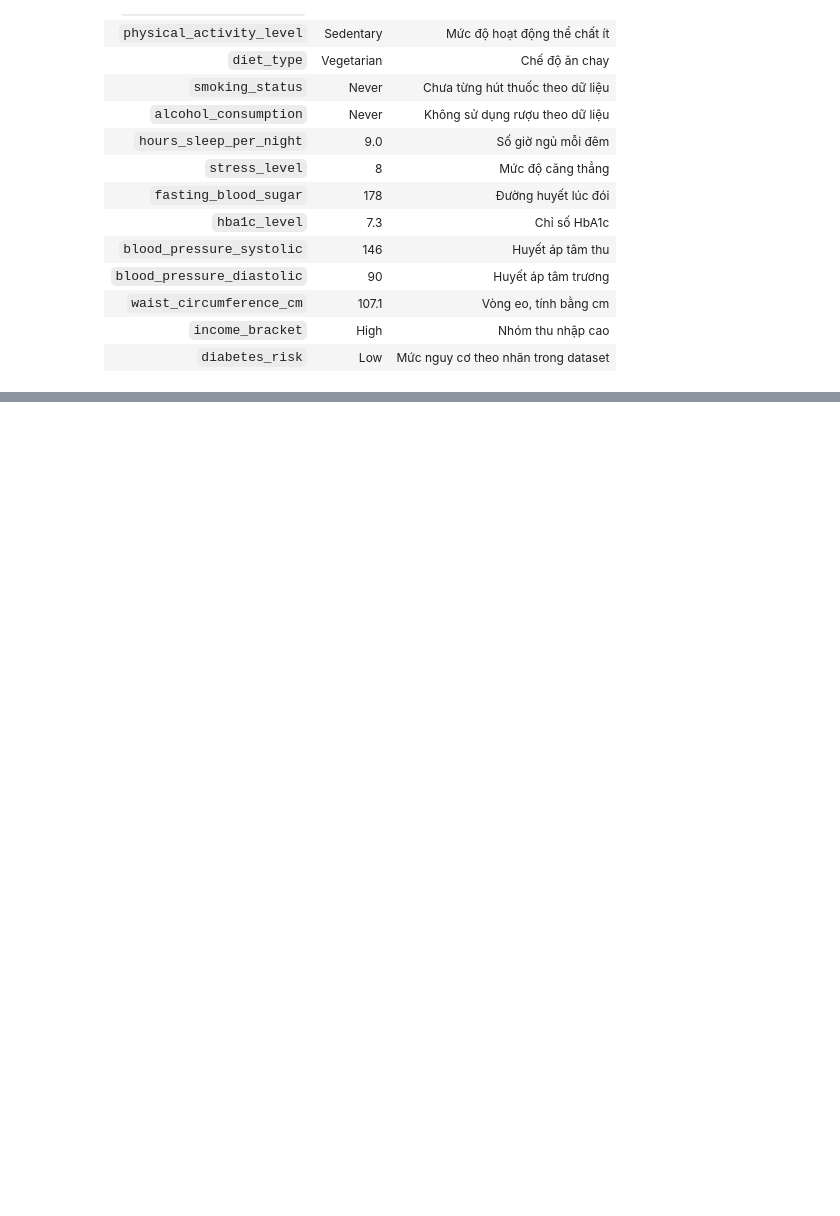
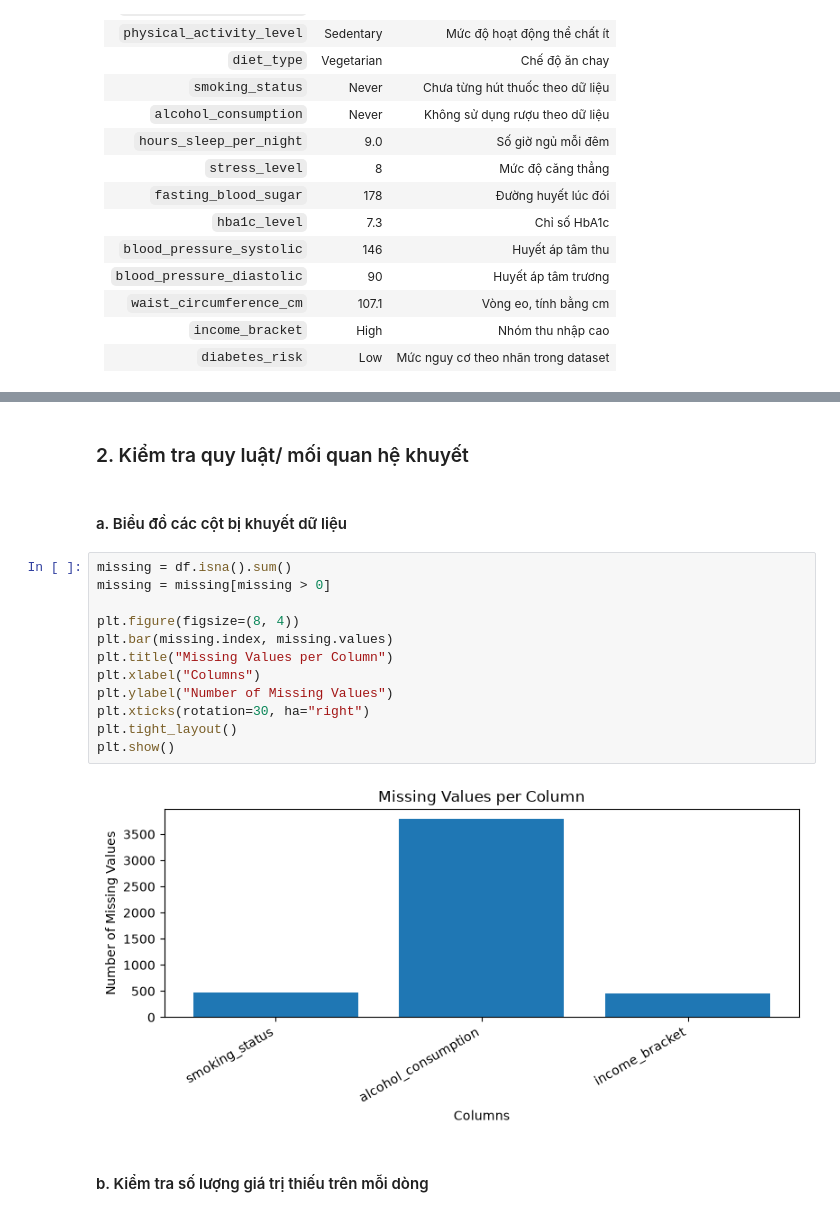
Before and after one commit to hoankhtn/Diabetes_Risk, a Jupyter notebook: notebooks/01_collection_exploration.ipynb, the cells around one changed output, grey strips where cells are left out. Saved outputs shown, nothing was run; the diff lists cells and outputs as text; blank space fills up the shorter version.

Commit message:
Khám phá chuyên sâu cột phân loại (Categorical) & Dữ liệu khuyết (Missing Data)

```diff
--- a/notebooks/01_collection_exploration.ipynb
+++ b/notebooks/01_collection_exploration.ipynb
@@ -133,0 +362,20 @@ dtype: object
+# %% [markdown]
+### 2. Kiểm tra quy luật/ mối quan hệ khuyết
+# %% [markdown]
+#### a. Biểu đồ các cột bị khuyết dữ liệu
+# %%
+missing = df.isna().sum()
+missing = missing[missing > 0]
+
+plt.figure(figsize=(8, 4))
+plt.bar(missing.index, missing.values)
+plt.title("Missing Values per Column")
+plt.xlabel("Columns")
+plt.ylabel("Number of Missing Values")
+plt.xticks(rotation=30, ha="right")
+plt.tight_layout()
+plt.show()
+# %% [output]
+[figure, added]
+# %% [markdown]
+#### b. Kiểm tra số lượng giá trị thiếu trên mỗi dòng
```
Also changed, not shown: parts of 51 cells of this notebook, 1 other file.
